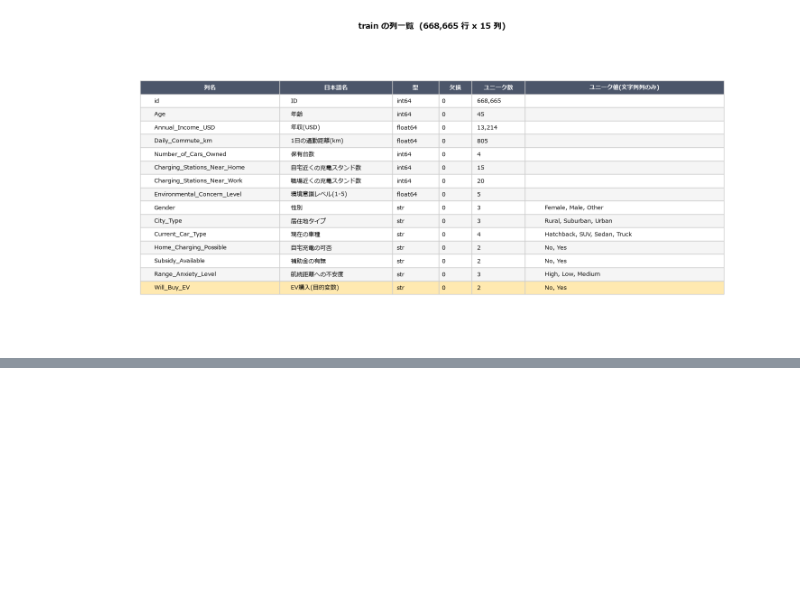
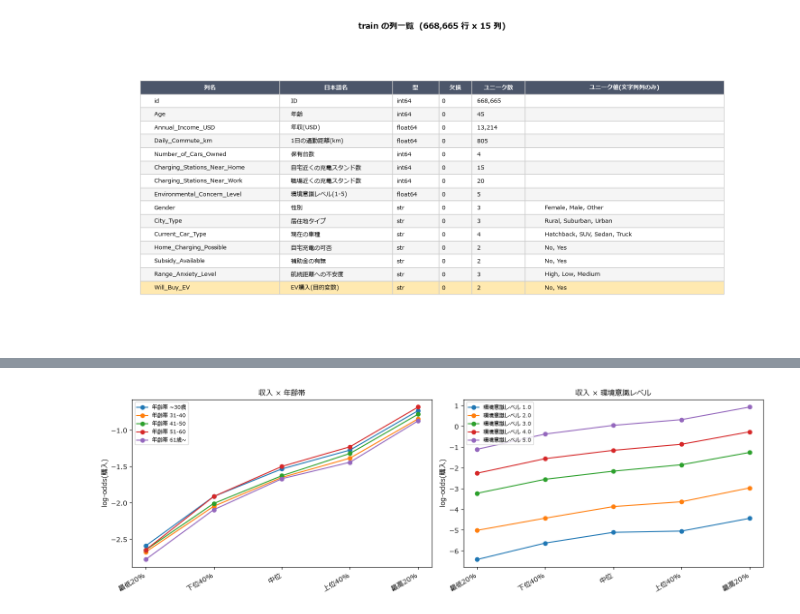
Before and after one commit to takactkc123-create/kaggle, a Jupyter notebook: 2609/notebooks/01_eda.ipynb, the cells around one changed output, grey strips where cells are left out. Cells and saved outputs as stored; diff of their text form; code cells hidden in the pictures; blank space fills up the shorter version.

```diff
--- a/2609/notebooks/01_eda.ipynb
+++ b/2609/notebooks/01_eda.ipynb
@@ -24,6 +32,15 @@ import seaborn as sns
 TARGET = "Will_Buy_EV"
 train = pd.read_csv("data/train.csv")
 test = pd.read_csv("data/test.csv")
+
+# 購入を 1、非購入を 0 にした系列。以降の購入率はすべてこれの平均で出す
+y = (train[TARGET] == "Yes").astype(int)
+overall_rate = y.mean()
+
+# 数値列 / カテゴリ列の切り分け。以降のセルで共通して使う
+NUM_COLS = train.select_dtypes(include=[np.number]).columns.drop("id").tolist()
+CAT_COLS = [c for c in train.columns if c not in NUM_COLS + ["id", TARGET]]
+
 print(train.shape, test.shape)
 train.head()
 # %% [output]
@@ -206,0 +655,26 @@ plt.tight_layout()
+# %%
+def to_log_odds(p):
+    """購入率を log-odds に変換する。0/1 に張り付くと発散するのでクリップする。"""
+    p = np.clip(p, 1e-6, 1 - 1e-6)
+    return np.log(p / (1 - p))
+
+
+age_band = pd.cut(train["Age"], [0, 30, 40, 50, 60, 100],
+                  labels=["~30歳", "31-40", "41-50", "51-60", "61歳~"])
+income_band = pd.qcut(train["Annual_Income_USD"], 5,
+                      labels=["最低20%", "下位40%", "中位", "上位40%", "最高20%"])
+
+fig, axes = plt.subplots(1, 2, figsize=(14, 4.5))
+for ax, (row_key, row_name) in zip(
+        axes, [(age_band, "年齢帯"), (train["Environmental_Concern_Level"], "環境意識レベル")]):
+    rate_table = y.groupby([row_key, income_band], observed=True).mean().unstack()
+    for label, series in to_log_odds(rate_table).iterrows():
+        ax.plot(range(len(series)), series.values, marker="o", label=f"{row_name} {label}")
+    ax.set_xticks(range(rate_table.shape[1]))
+    ax.set_xticklabels(rate_table.columns, rotation=30, ha="right")
+    ax.set_ylabel("log-odds(購入)")
+    ax.set_title(f"収入 × {row_name}", fontsize=11)
+    ax.legend(fontsize=8)
+plt.tight_layout()
+# %% [output]
+[figure, added]
```
Also changed, not shown: parts of 47 cells of this notebook.
